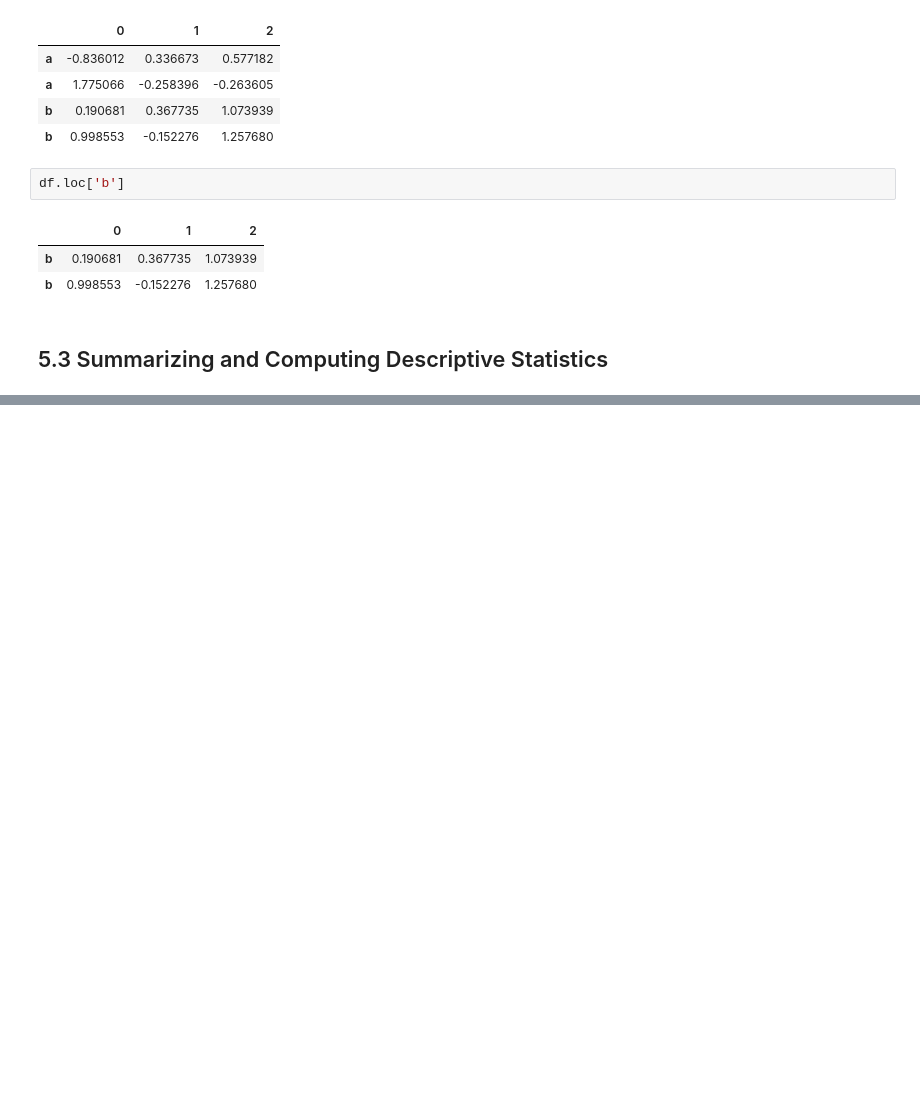
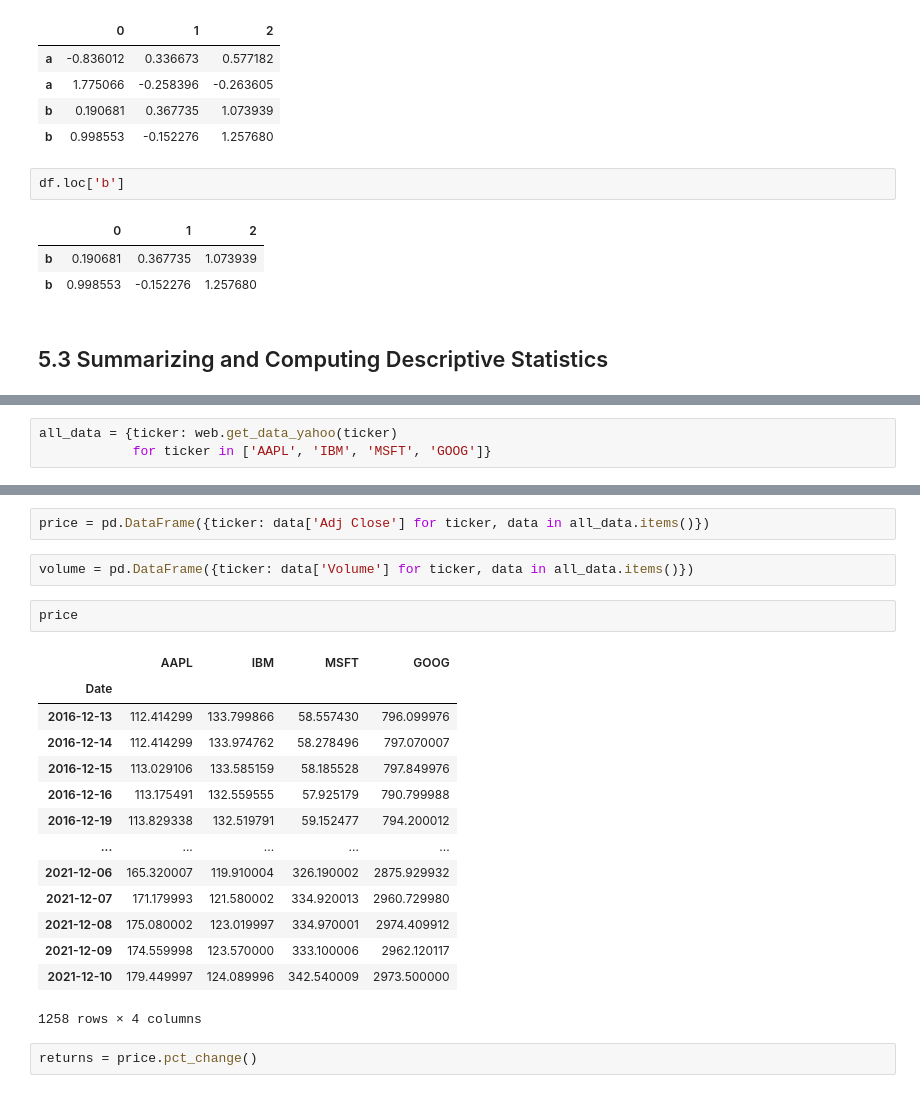
Before and after one commit to harryyang1982/python_for_data_analysis, a Jupyter notebook: chapter5.ipynb, the cells around one changed output, grey strips where cells are left out. Saved outputs shown, nothing was run; the diff lists cells and outputs as text; blank space fills up the shorter version.

```diff
--- a/chapter5.ipynb
+++ b/chapter5.ipynb
@@ -1438,0 +1565,3 @@ df.loc['b']
+# %%
+all_data = {ticker: web.get_data_yahoo(ticker)
+            for ticker in ['AAPL', 'IBM', 'MSFT', 'GOOG']}
@@ -1438,0 +1588,23 @@ df.loc['b']
+# %%
+price = pd.DataFrame({ticker: data['Adj Close'] for ticker, data in all_data.items()})
+# %%
+volume = pd.DataFrame({ticker: data['Volume'] for ticker, data in all_data.items()})
+# %%
+price
+# %% [output]
+|  | AAPL | IBM | MSFT | GOOG |
+| Date |  |  |  |  |
+| 2016-12-13 | 112.414299 | 133.799866 | 58.557430 | 796.099976 |
+| 2016-12-14 | 112.414299 | 133.974762 | 58.278496 | 797.070007 |
+| 2016-12-15 | 113.029106 | 133.585159 | 58.185528 | 797.849976 |
+| 2016-12-16 | 113.175491 | 132.559555 | 57.925179 | 790.799988 |
+| 2016-12-19 | 113.829338 | 132.519791 | 59.152477 | 794.200012 |
+| ... | ... | ... | ... | ... |
+| 2021-12-06 | 165.320007 | 119.910004 | 326.190002 | 2875.929932 |
+| 2021-12-07 | 171.179993 | 121.580002 | 334.920013 | 2960.729980 |
+| 2021-12-08 | 175.080002 | 123.019997 | 334.970001 | 2974.409912 |
+| 2021-12-09 | 174.559998 | 123.570000 | 333.100006 | 2962.120117 |
+| 2021-12-10 | 179.449997 | 124.089996 | 342.540009 | 2973.500000 |
+1258 rows × 4 columns
+# %%
+returns = price.pct_change()
```
Also changed, not shown: parts of 53 cells of this notebook.
